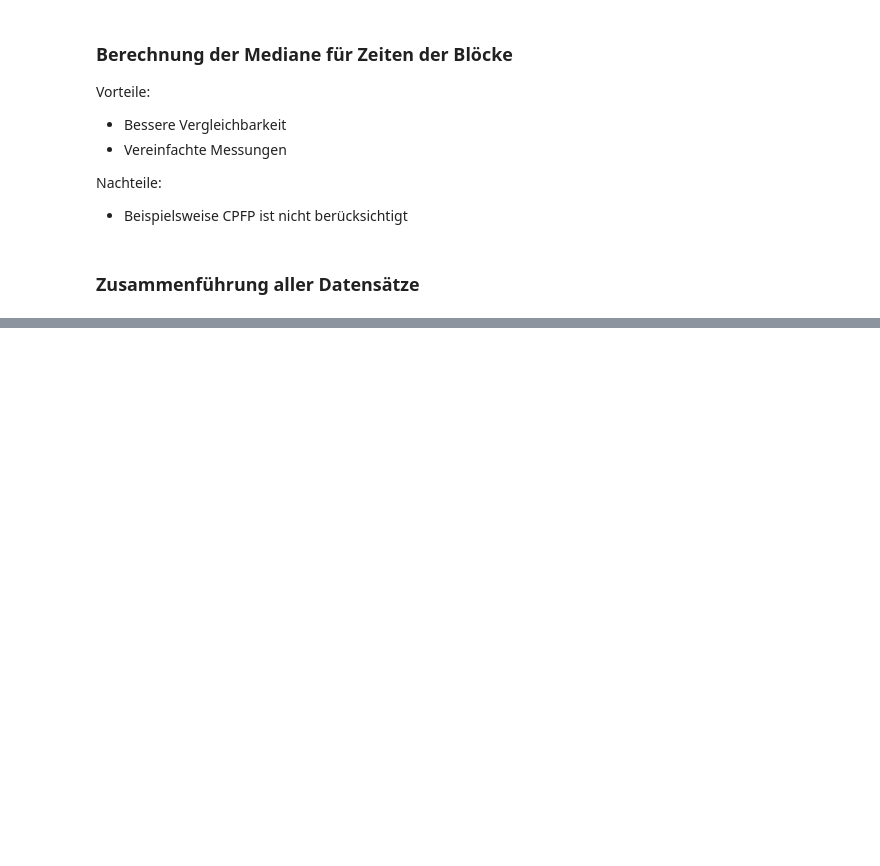
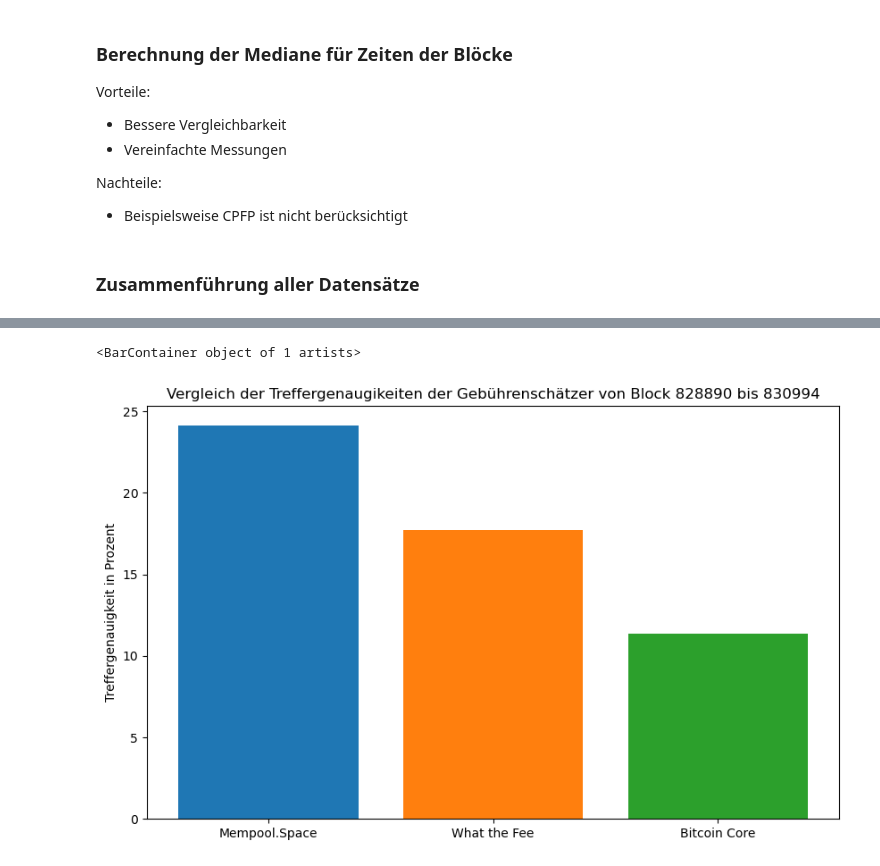
Before and after one commit to oscars181/Jugend-Forscht-Fee-Estimator, a Jupyter notebook: Datenanalyse.ipynb, the cells around one changed output, grey strips where cells are left out. Drawn from its saved outputs; the diff is of its cells as text; code cells hidden in the pictures; blank space fills up the shorter version.

```diff
--- a/Datenanalyse.ipynb
+++ b/Datenanalyse.ipynb
@@ -153,0 +257,24 @@ Text(0, 0.5, 'durchschnitll. Transaktionsgebühr pro Block [Sat/VByte]')
+# %%
+k = 2.5
+'''
+print(data["blockheight"][abs(data["wtfee_est"] - data["avg_fee"]) < k ].count())
+print(data["blockheight"][abs(data["mem.space_est"] - data["avg_fee"]) < k ].count())
+print(data["blockheight"][abs(data["bitcoincore_est"] - data["avg_fee"]) < k ].count())
+
+print(data["blockheight"][(data["bitcoincore_est"] > data["avg_fee"].shift(-1)) & data["change_avg_fee_x"] > 0].count())
+'''
+
+
+total_entries = data["blockheight"].count()
+
+plt.figure(figsize=(10,6))
+plt.ylabel("Treffergenauigkeit in Prozent")
+
+
+plt.title("Vergleich der Treffergenaugikeiten der Gebührenschätzer von Block {} bis {}".format(data["blockheight"].min(),data["blockheight"].max() ))
+plt.bar(x="Mempool.Space", height=(data["blockheight"][abs(data["mem.space_est"] - data["avg_fee"]) < k ].count())/total_entries*100)
+plt.bar(x="What the Fee", height=(data["blockheight"][abs(data["wtfee_est"] - data["avg_fee"]) < k ].count())/total_entries*100)
+plt.bar(x="Bitcoin Core", height=(data["blockheight"][abs(data["bitcoincore_est"] - data["avg_fee"]) < k ].count())/total_entries*100)
+# %% [output]
+<BarContainer object of 1 artists>
+[figure, added]
```
Also changed, not shown: parts of 23 cells of this notebook.
